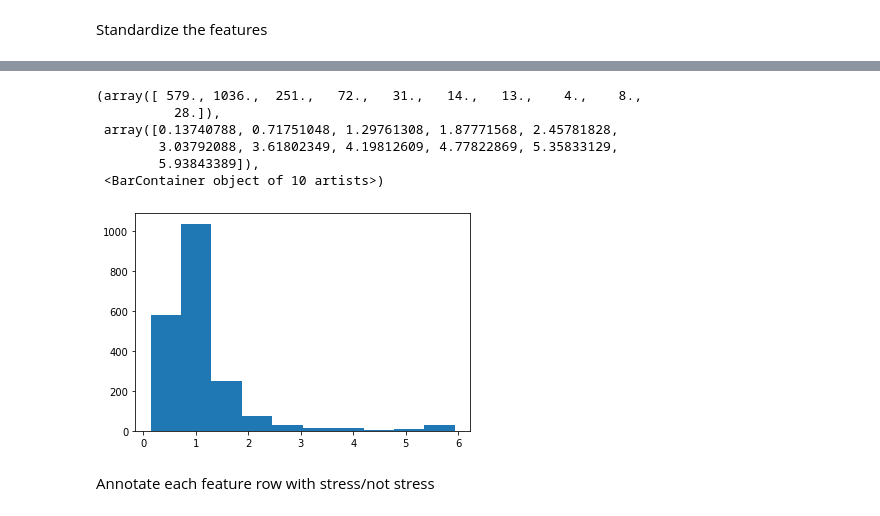
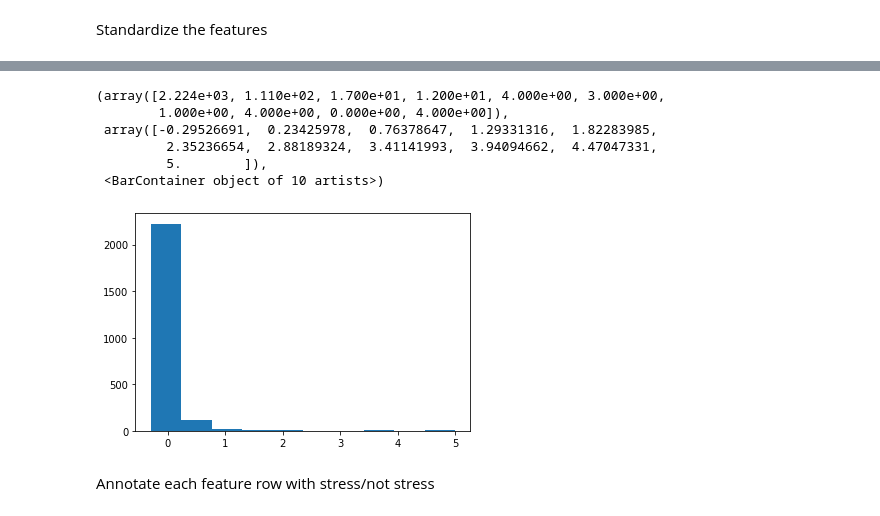
Before and after one commit to aungkonazim/cstress_original, a Jupyter notebook: train_respiration_only_model.ipynb, the cells around one changed output, grey strips where cells are left out. Saved outputs shown, nothing was run; the diff lists cells and outputs as text; code cells hidden in the pictures.

Commit message:
added new model with feature and base feature standardization

```diff
--- a/train_respiration_only_model.ipynb
+++ b/train_respiration_only_model.ipynb
@@ -213,10 +213,11 @@ for f in participants:
 # %% [markdown]
 Standardize the features
 # %%
+from sklearn.preprocessing import StandardScaler
 path = './data/'
 participants = [path + f +'/' for f in os.listdir(path) if f[0]=='S']
 count=0
-for f in participants[::-1][:3]:
+for f in participants[::-1]:
     if 'pv.p' not in os.listdir(f) or 'stress_marks.txt.gz' not in os.listdir(f):
         continue
     st = 0
@@ -234,7 +235,11 @@ for f in participants[::-1][:3]:
     rip_features = rip_cycle_feature_computation(peaks,valleys)
     rip_features = rip_features[:,np.array([0,1,2,3,4,5,6,7,8,-2,-1])]
     for c in range(2,rip_features.shape[1]):
-        rip_features[:,c] = stats.mstats.winsorize(rip_features[:,c],limits=.01)
+        rip_features[:,c] = StandardScaler().fit_transform(rip_features[:,c].reshape(-1,1)).reshape(-1)
+        rip_features[rip_features[:,c]>5,c] = 5
+        rip_features[rip_features[:,c]<-5,c] = -5
+
+#         rip_features[:,c] = stats.mstats.winsorize(rip_features[:,c],limits=.01)
     rip_windows = get_rip_windows(rip_features,window_size=60,offset=30,fs=1)
     rip_features_minute = np.array([np.array([window[0,0],window[-1,1]]+
                                               list(np.mean(window[:,2:],axis=0))+
@@ -250,14 +274,14 @@ for f in participants[::-1][:3]:
 # %%
 # plt.hist([:,10])
-plt.hist(rip_features[:,10])
+plt.hist(rip_features[:,5])
 # %% [output]
-(array([ 579., 1036.,  251.,   72.,   31.,   14.,   13.,    4.,    8.,
-          28.]),
- array([0.13740788, 0.71751048, 1.29761308, 1.87771568, 2.45781828,
-        3.03792088, 3.61802349, 4.19812609, 4.77822869, 5.35833129,
-        5.93843389]),
+(array([2.224e+03, 1.110e+02, 1.700e+01, 1.200e+01, 4.000e+00, 3.000e+00,
+        1.000e+00, 4.000e+00, 0.000e+00, 4.000e+00]),
+ array([-0.29526691,  0.23425978,  0.76378647,  1.29331316,  1.82283985,
+         2.35236654,  2.88189324,  3.41141993,  3.94094662,  4.47047331,
+         5.        ]),
  <BarContainer object of 10 artists>)
-[figure, old version]
+[figure, new version]
 # %% [markdown]
 Annotate each feature row with stress/not stress
 # %%
```
Also changed, not shown: parts of 8 cells of this notebook, 2 other files.
